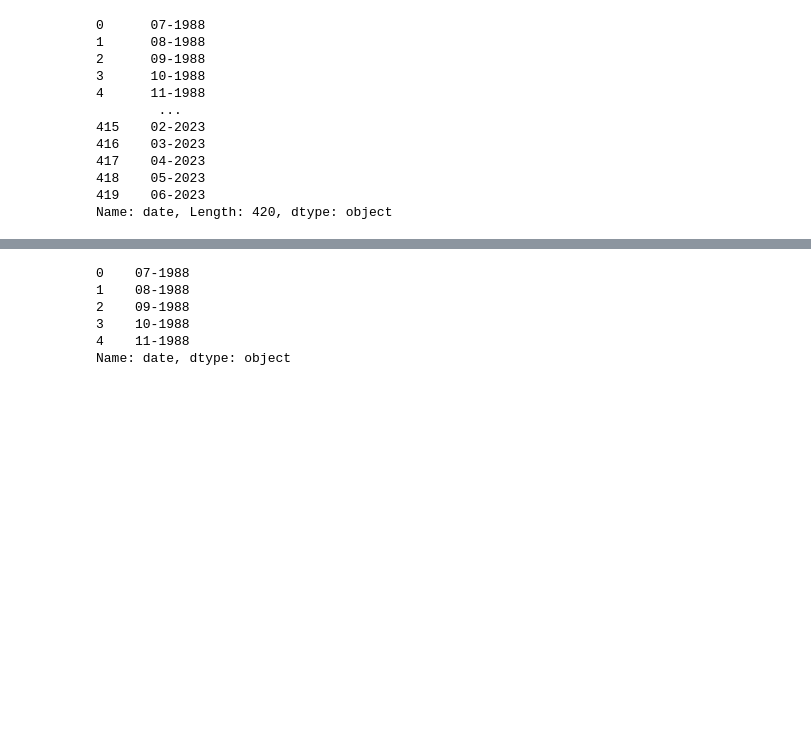
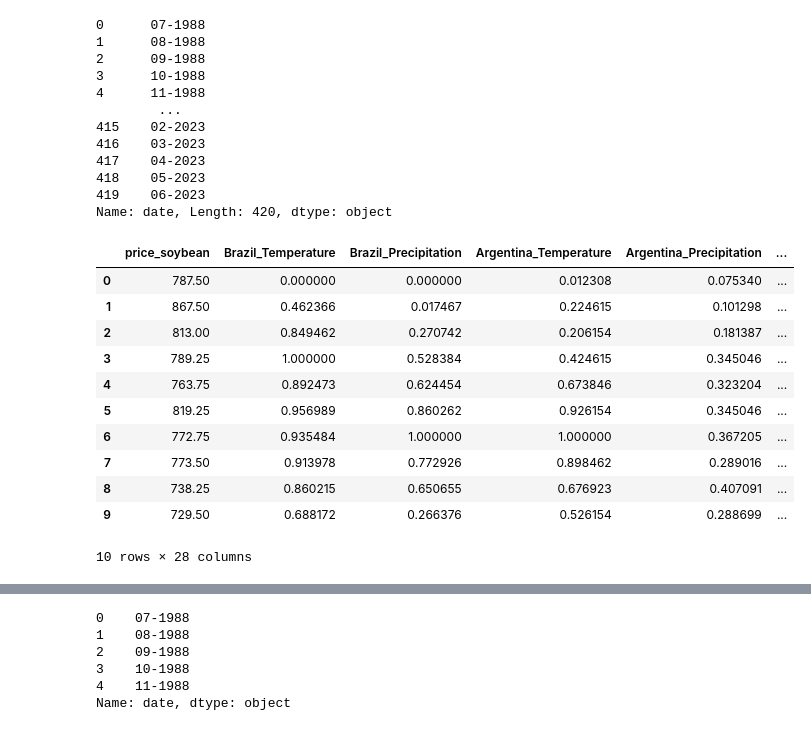
Before and after one commit to tquirelli/Agricultural_Market_Predictions, a Jupyter notebook: Agricultural_Analysis_Data.ipynb, the cells around one changed output, grey strips where cells are left out. Saved outputs shown, nothing was run; the diff lists cells and outputs as text; code cells hidden in the pictures; blank space fills up the shorter version.

```diff
--- a/Agricultural_Analysis_Data.ipynb
+++ b/Agricultural_Analysis_Data.ipynb
@@ -900,0 +936,4 @@ df_final_agricultural1 = df_final_agricultural1.rename(index=str, columns={'year
+# %%
+df_agricultural = pd.read_csv('Agricultural_data/consolidado_escalado.csv')
+df_copy_agricultural = df_agricultural.copy()
+df_copy_agricultural
@@ -933,5 +986,5 @@ df_copy_agricultural2.head()
 | 4 | 763.75 | 0.892473 | 0.624454 | 0.673846 | 0.323204 | ... |
 5 rows × 25 columns
 # %%
-df_copy_agricultural2.reset_index(inplace=True)
+#df_copy_agricultural2.reset_index(inplace=True)
 # %%
@@ -961,4 +1014,39 @@ df_copy_agricultural2["date"]
 418    05-2023
 419    06-2023
 Name: date, Length: 420, dtype: object
+# %%
+# Function to add labels in future soybean prices
+# Reference: https://github.com/guptapiyush340/Soybean-Price-Prediction-Winning-solution-MinneAnalytics-Data-Science-Challenge/blob/master/XGBoost%20-%20Final%20Model.ipynb
+
+def new_lags(data, lag_soybean_price, steps):
+    ##Para 1 mes
+    lag_col= ['price_soybean']
+    t = 1
+    data=data.assign(**{'{} (t+{})'.format(col, t): df_copy_agricultural2[col].shift(-t) for col in lag_col})
+    ##Para 3 y 6 meses
+    lags = range(3, lag_soybean_price, steps)
+    data=data.assign(**{
+        '{} (t+{})'.format(col, t): data[col].shift(-t)
+        for t in lags
+        for col in lag_col
+    })
+
+
+    return data
+# %%
+data = new_lags(df_copy_agricultural2, lag_soybean_price = 7, steps = 3)
+data.head(10)
+# %% [output]
+|  | price_soybean | Brazil_Temperature | Brazil_Precipitation | Argentina_Temperature | Argentina_Precipitation | ... |
+| 0 | 787.50 | 0.000000 | 0.000000 | 0.012308 | 0.075340 | ... |
+| 1 | 867.50 | 0.462366 | 0.017467 | 0.224615 | 0.101298 | ... |
+| 2 | 813.00 | 0.849462 | 0.270742 | 0.206154 | 0.181387 | ... |
+| 3 | 789.25 | 1.000000 | 0.528384 | 0.424615 | 0.345046 | ... |
+| 4 | 763.75 | 0.892473 | 0.624454 | 0.673846 | 0.323204 | ... |
+| 5 | 819.25 | 0.956989 | 0.860262 | 0.926154 | 0.345046 | ... |
+| 6 | 772.75 | 0.935484 | 1.000000 | 1.000000 | 0.367205 | ... |
+| 7 | 773.50 | 0.913978 | 0.772926 | 0.898462 | 0.289016 | ... |
+| 8 | 738.25 | 0.860215 | 0.650655 | 0.676923 | 0.407091 | ... |
+| 9 | 729.50 | 0.688172 | 0.266376 | 0.526154 | 0.288699 | ... |
+10 rows × 28 columns
 # %%
```
Also changed, not shown: parts of 40 cells of this notebook.
